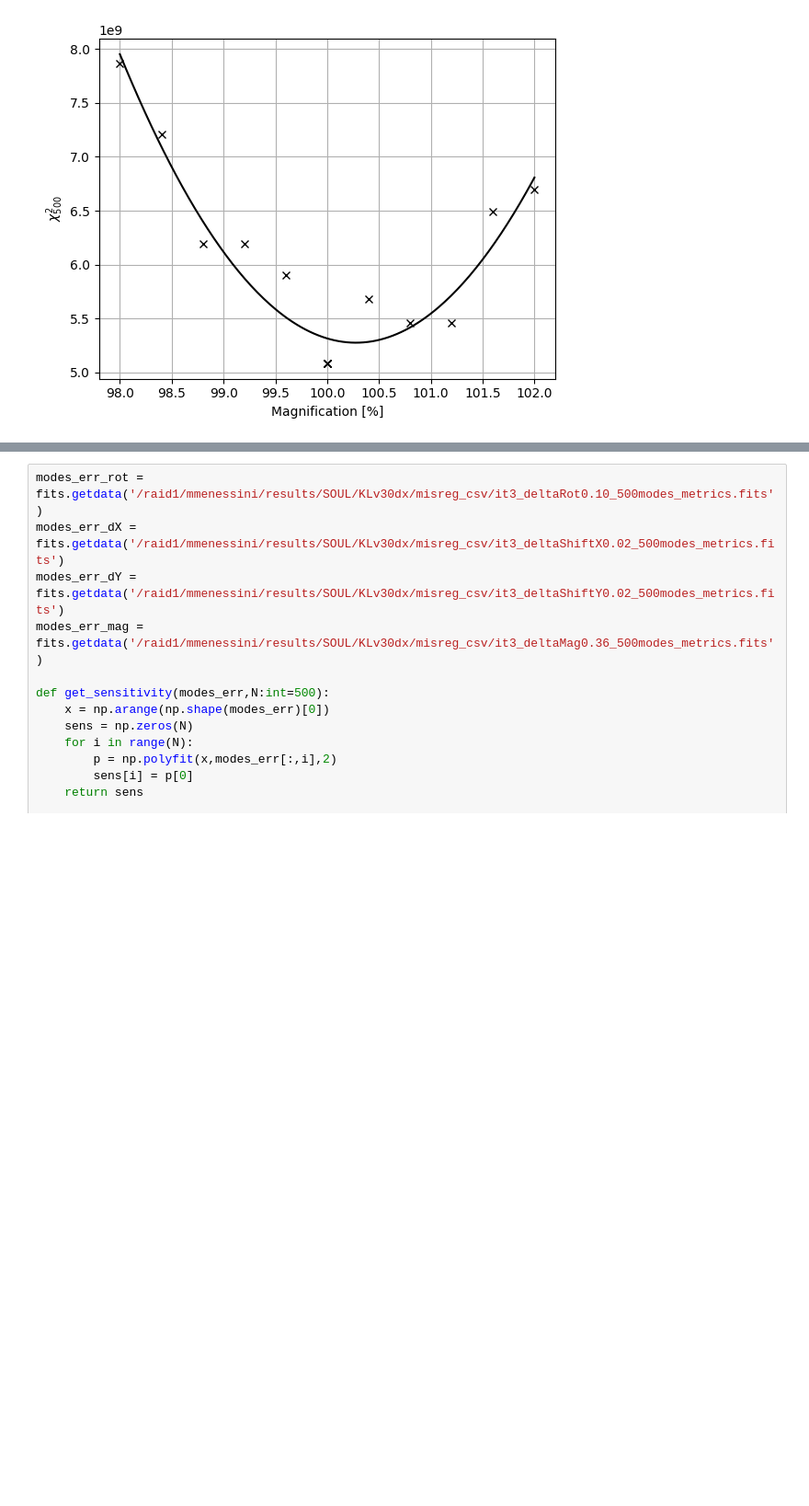
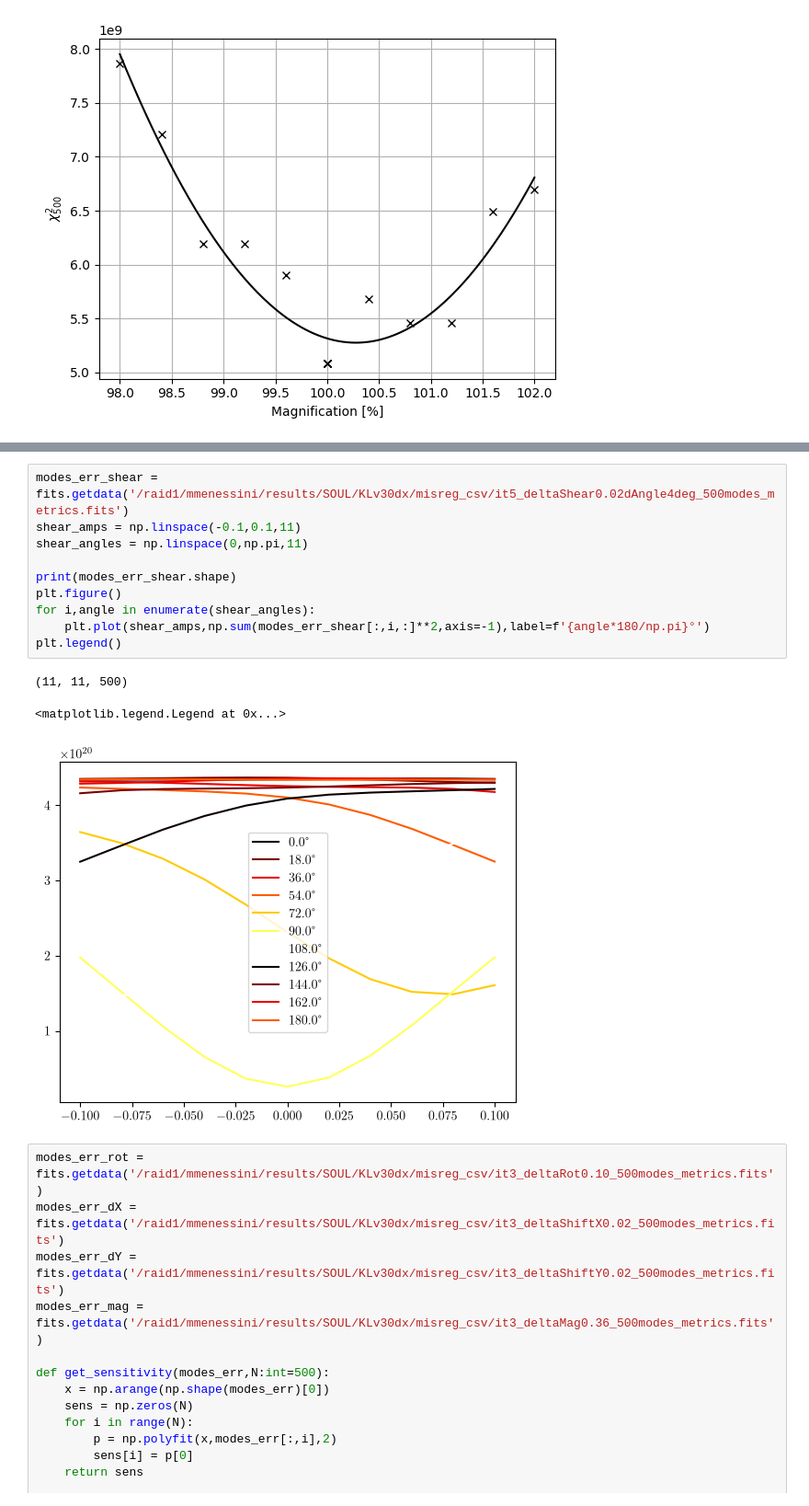
Before and after one commit to Menessao/SPECULA, a Jupyter notebook: config/ErrorBudget/LBTplots.ipynb, the cells around one changed output, grey strips where cells are left out. Shown at 92% size. Drawn from its saved outputs; the diff is of its cells as text; blank space fills up the shorter version.

```diff
--- a/config/ErrorBudget/LBTplots.ipynb
+++ b/config/ErrorBudget/LBTplots.ipynb
@@ -340,3 +381,17 @@ print(prot[1]/(-2*prot[0]),psY[1]/(-2*psY[0]),psX[1]/(-2*psX[0]),pMag[1]/(-2*pMa
+# %%
+modes_err_shear = fits.getdata('/raid1/mmenessini/results/SOUL/KLv30dx/misreg_csv/it5_deltaShear0.02dAngle4deg_500modes_metrics.fits')
+shear_amps = np.linspace(-0.1,0.1,11)
+shear_angles = np.linspace(0,np.pi,11)
+
+print(modes_err_shear.shape)
+plt.figure()
+for i,angle in enumerate(shear_angles):
+    plt.plot(shear_amps,np.sum(modes_err_shear[:,i,:]**2,axis=-1),label=f'{angle*180/np.pi}°')
+plt.legend()
+# %% [output]
+(11, 11, 500)
+<matplotlib.legend.Legend at 0x...>
+[figure, added]
 # %%
 modes_err_rot = fits.getdata('/raid1/mmenessini/results/SOUL/KLv30dx/misreg_csv/it3_deltaRot0.10_500modes_metrics.fits')
 modes_err_dX = fits.getdata('/raid1/mmenessini/results/SOUL/KLv30dx/misreg_csv/it3_deltaShiftX0.02_500modes_metrics.fits')
```
Also changed, not shown: parts of 6 cells of this notebook, 10 other files.
